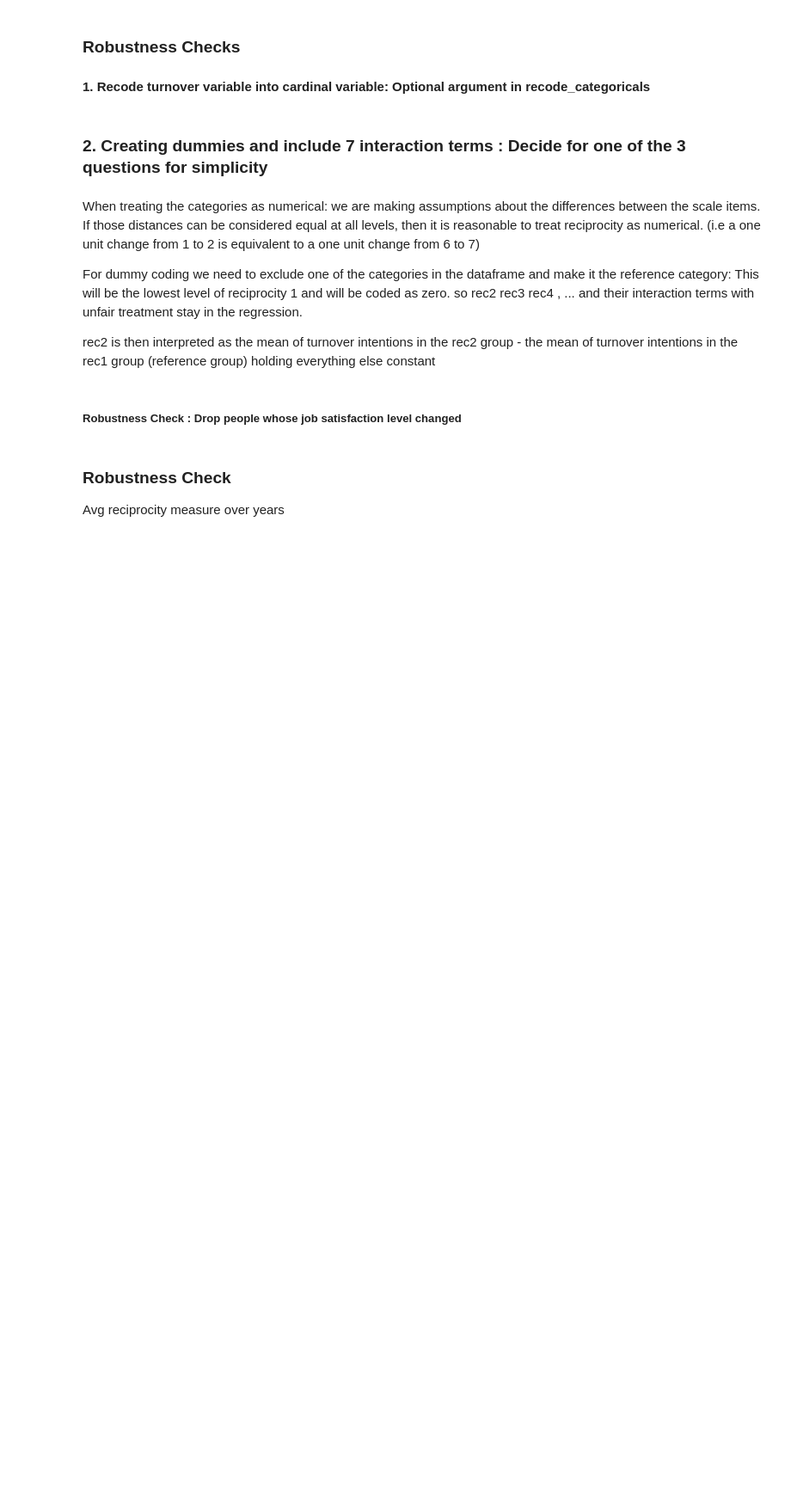
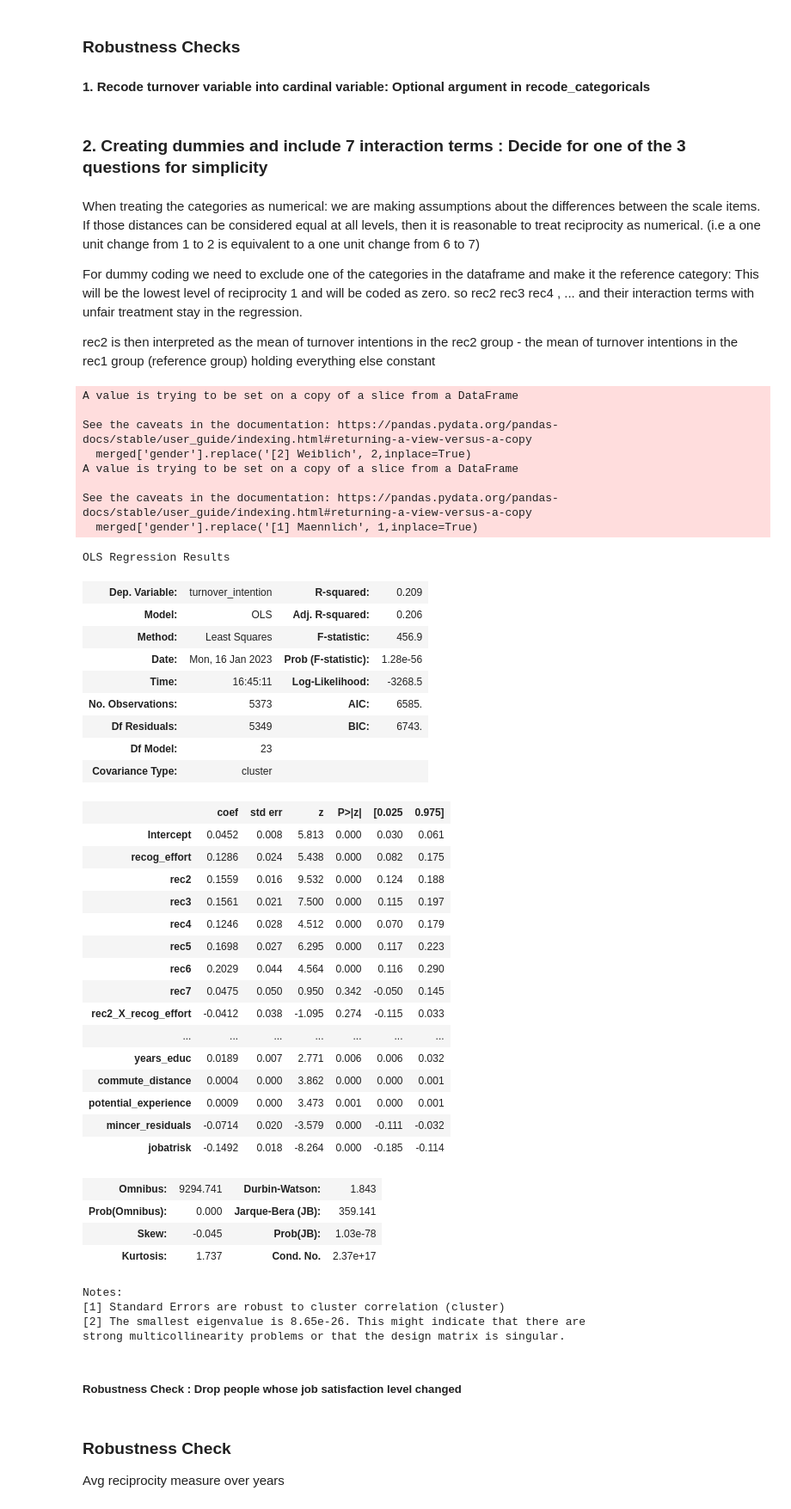
Before and after one commit to maxxxbb/ResearchModule, a Jupyter notebook: src/data_management/FirstRegression.ipynb, the cells around one changed output. Shown at 86% size. Saved outputs shown, nothing was run; the diff lists cells and outputs as text; code cells hidden in the pictures; blank space fills up the shorter version.

```diff
--- a/src/data_management/FirstRegression.ipynb
+++ b/src/data_management/FirstRegression.ipynb
@@ -525,26 +580,70 @@ rec2 is then interpreted as the mean of turnover intentions in the rec2 group -
 # %%
 # 1. optional argument:  rc_binary ==1
 dfrc_dummy = include_jobchangers(add_mincer_residuals(merge_and_clean(df_05,df_06,df_07,work07)))
 # specify columns which we need for regression by dropping everything else
 dfrc_dummy.drop(columns=['similar_problems', 'take_revenge', 'insult_back','felt_recog_sup', 'felt_recog_effort',
        'recog_personal', 'felt_recog_personal', 'recog_pay', 'felt_recog_pay','year_birth', 'new_job',
        'reason_new_job', 'school_degree','overtime', 'recog_sup','wage_lastmonth', 'avg_rec','rec1', 'work_satisfaction'], inplace = True)
 # add interaction terms
 for col in ['rec2' , 'rec3' , 'rec4', 'rec5' , 'rec6' , 'rec7']:
     dfrc_dummy = dfrc_dummy.assign(**{col + '_X_recog_effort': dfrc_dummy[col] * dfrc_dummy['recog_effort']})
 # drop missing data in regression dataframe
 dfrc_dummy = dfrc_dummy.dropna()
 
 
 # Specify model
-formula_main = 'turnover_intention ~ recog_effort + rec2 + rec3 + rec4 + rec5 + rec6 + rec2_X_recog_effort + rec3_X_recog_effort + rec4_X_recog_effort + rec5_X_recog_effort + rec6_X_recog_effort + working_hours + firmsize + tenure + tenure_squared + age + age_squared + years_educ + commute_distance + potential_experience + mincer_residuals + jobatrisk'
+formula_main = 'turnover_intention ~ recog_effort + rec2 + rec3 + rec4 + rec5 + rec6 + rec7 + rec2_X_recog_effort + rec3_X_recog_effort + rec4_X_recog_effort + rec5_X_recog_effort + rec6_X_recog_effort + rec7_X_recog_effort+ working_hours + firmsize + tenure + tenure_squared + age + age_squared + years_educ + commute_distance + potential_experience + mincer_residuals + jobatrisk'
 
 # Fit the regression and cluster on the sector variable
 reg = smf.ols(formula_main, data=dfrc_dummy).fit(cov_type='cluster', cov_kwds={'groups': dfrc_dummy['sector']})
 
 # Print the regression results
 summary = reg.summary()
 #print(summary.as_latex())
+summary
+# %% [output]
+A value is trying to be set on a copy of a slice from a DataFrame
+
+See the caveats in the documentation: https://pandas.pydata.org/pandas-docs/stable/user_guide/indexing.html#returning-a-view-versus-a-copy
+  merged['gender'].replace('[2] Weiblich', 2,inplace=True)
+A value is trying to be set on a copy of a slice from a DataFrame
+
+See the caveats in the documentation: https://pandas.pydata.org/pandas-docs/stable/user_guide/indexing.html#returning-a-view-versus-a-copy
+  merged['gender'].replace('[1] Maennlich', 1,inplace=True)
+OLS Regression Results
+| Dep. Variable: | turnover_intention | R-squared: | 0.209 |
+| Model: | OLS | Adj. R-squared: | 0.206 |
+| Method: | Least Squares | F-statistic: | 456.9 |
+| Date: | Mon, 16 Jan 2023 | Prob (F-statistic): | 1.28e-56 |
+| Time: | 16:45:11 | Log-Likelihood: | -3268.5 |
+| No. Observations: | 5373 | AIC: | 6585. |
+| Df Residuals: | 5349 | BIC: | 6743. |
+| Df Model: | 23 |  |  |
+| Covariance Type: | cluster |  |  |
+|  | coef | std err | z | P>|z| | [0.025 | 0.975] |
+| Intercept | 0.0452 | 0.008 | 5.813 | 0.000 | 0.030 | 0.061 |
+| recog_effort | 0.1286 | 0.024 | 5.438 | 0.000 | 0.082 | 0.175 |
+| rec2 | 0.1559 | 0.016 | 9.532 | 0.000 | 0.124 | 0.188 |
+| rec3 | 0.1561 | 0.021 | 7.500 | 0.000 | 0.115 | 0.197 |
+| rec4 | 0.1246 | 0.028 | 4.512 | 0.000 | 0.070 | 0.179 |
+| rec5 | 0.1698 | 0.027 | 6.295 | 0.000 | 0.117 | 0.223 |
+| rec6 | 0.2029 | 0.044 | 4.564 | 0.000 | 0.116 | 0.290 |
+| rec7 | 0.0475 | 0.050 | 0.950 | 0.342 | -0.050 | 0.145 |
+| rec2_X_recog_effort | -0.0412 | 0.038 | -1.095 | 0.274 | -0.115 | 0.033 |
+| ... | ... | ... | ... | ... | ... | ... |
+| years_educ | 0.0189 | 0.007 | 2.771 | 0.006 | 0.006 | 0.032 |
+| commute_distance | 0.0004 | 0.000 | 3.862 | 0.000 | 0.000 | 0.001 |
+| potential_experience | 0.0009 | 0.000 | 3.473 | 0.001 | 0.000 | 0.001 |
+| mincer_residuals | -0.0714 | 0.020 | -3.579 | 0.000 | -0.111 | -0.032 |
+| jobatrisk | -0.1492 | 0.018 | -8.264 | 0.000 | -0.185 | -0.114 |
+| Omnibus: | 9294.741 | Durbin-Watson: | 1.843 |
+| Prob(Omnibus): | 0.000 | Jarque-Bera (JB): | 359.141 |
+| Skew: | -0.045 | Prob(JB): | 1.03e-78 |
+| Kurtosis: | 1.737 | Cond. No. | 2.37e+17 |
+Notes:
+[1] Standard Errors are robust to cluster correlation (cluster)
+[2] The smallest eigenvalue is 8.65e-26. This might indicate that there are
+strong multicollinearity problems or that the design matrix is singular.
 # %% [markdown]
 ##### Robustness Check : Drop people whose job satisfaction level changed
 # %%
```
Also changed, not shown: parts of 9 cells of this notebook.
